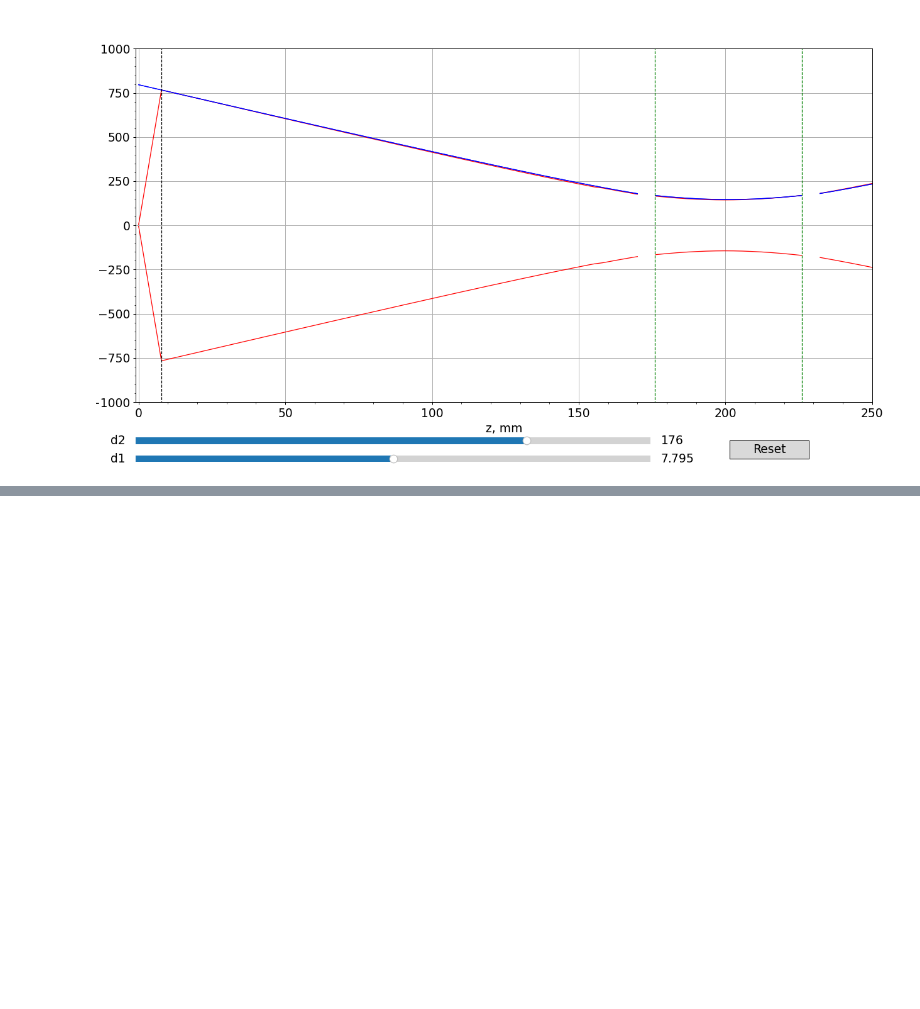
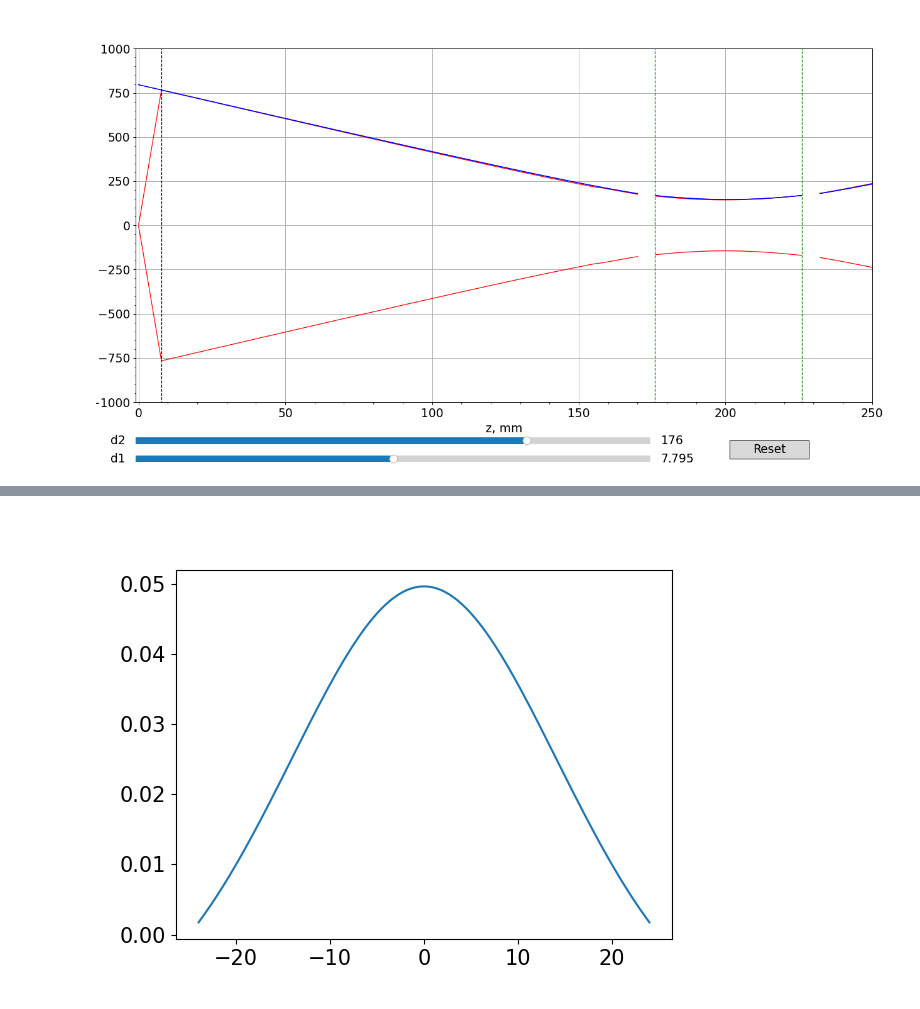
Before and after one commit to Gyron3/Cavity_doc, a Jupyter notebook: cavity_1560_7_5.ipynb, the cells around one changed output, grey strips where cells are left out. Cells and saved outputs as stored; diff of their text form; code cells hidden in the pictures; blank space fills up the shorter version.

```diff
--- a/cavity_1560_7_5.ipynb
+++ b/cavity_1560_7_5.ipynb
@@ -293,0 +310,16 @@ plt.show()
+# %%
+def der2(f,h=1e-4):
+    def ddf(x):
+        return (f(x+2*h) - 2*f(x) + f(x-2*h))/(4*h*h)
+    return ddf
+
+plt.close()
+
+
+Uv = np.vectorize(U)
+der2U = der2(Uv)
+xarr = np.linspace(-24,24,1001)
+plt.plot(xarr,der2U(xarr))
+plt.show()
+# %% [output]
+[figure, added]
```
Also changed, not shown: parts of 2 cells of this notebook, 11 other files.
